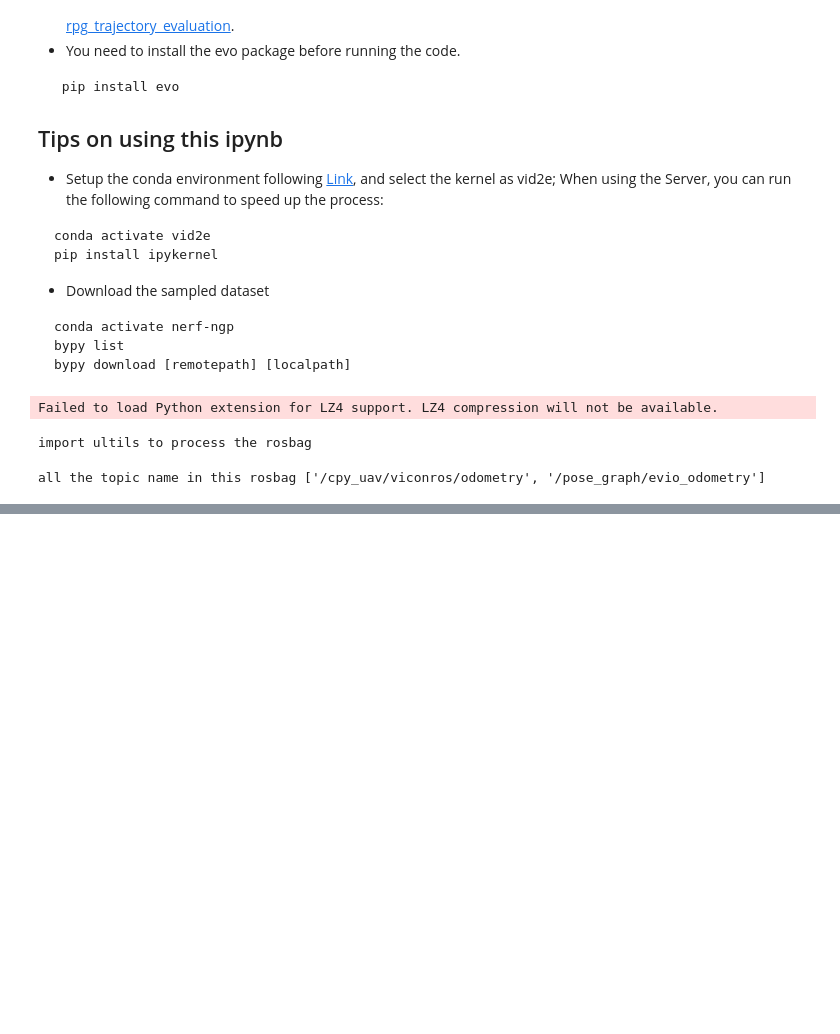
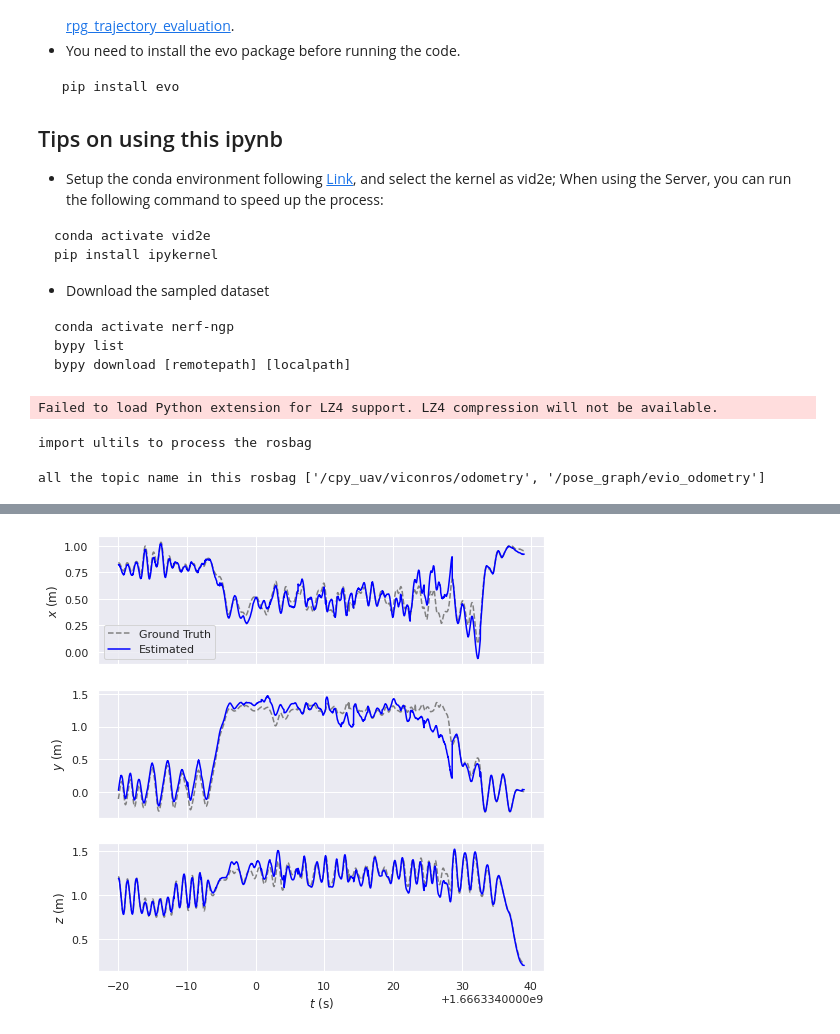
Before and after one commit to KwanWaiPang/Poster_files, a Jupyter notebook: trajectory_evaluation/evo_process.ipynb, the cells around one changed output, grey strips where cells are left out. Cells and saved outputs as stored; diff of their text form; code cells hidden in the pictures; blank space fills up the shorter version.

```diff
--- a/trajectory_evaluation/evo_process.ipynb
+++ b/trajectory_evaluation/evo_process.ipynb
@@ -149,0 +150,19 @@ ATE=rmse[m]: 0.169 | MPE[%/m]: 0.351
+# %%
+def plot_trajectory_xyz(pred_traj, gt_traj, title="", filename="", align=True, correct_scale=True, max_diff_sec=0.01):
+    if align:
+        try:
+            pred_traj.align(gt_traj, correct_scale=correct_scale)
+        except GeometryException as e:
+            print("Plotting error:", e)
+
+    # plot_collection = plot.PlotCollection("evo_traj - trajectory plot")
+    fig_xyz, axarr_xyz = plt.subplots(3, sharex="col",figsize=(8, 8))
+    plot.traj_xyz(axarr_xyz, gt_traj, '--', 'gray', "Ground Truth")
+    plot.traj_xyz(axarr_xyz, pred_traj, '-', 'blue', "Estimated")
+    # plt.savefig("../dataset/result.png")
+    plt.show()
+
+%matplotlib inline
+plot_trajectory_xyz(evoEst, evoGT,f"# evaluated result is {res_str}")
+# %% [output]
+[figure, added]
```
Also changed, not shown: parts of 1 cell of this notebook.
